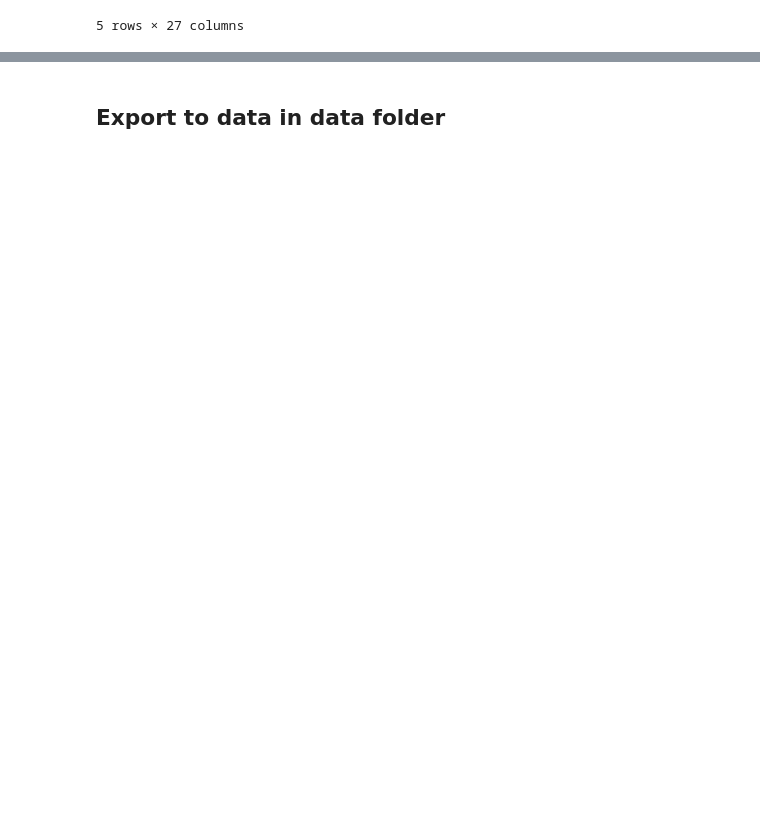
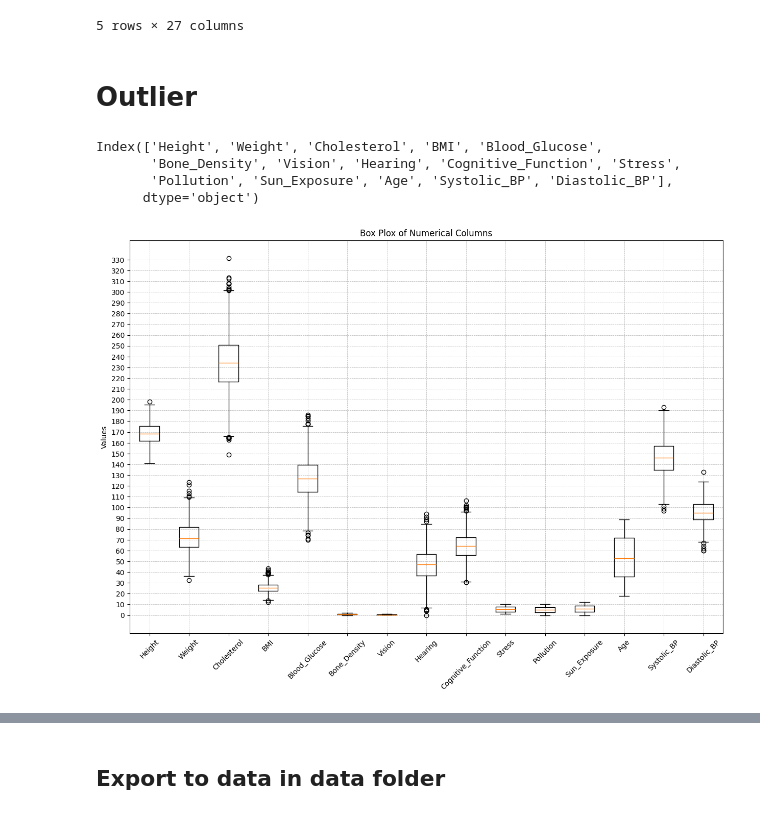
Before and after one commit to NATNgoc/PTDL-IE224, a Jupyter notebook: notebooks/1.0-clean-data.ipynb, the cells around one changed output, grey strips where cells are left out. Saved outputs shown, nothing was run; the diff lists cells and outputs as text; code cells hidden in the pictures; blank space fills up the shorter version.

```diff
--- a/notebooks/1.0-clean-data.ipynb
+++ b/notebooks/1.0-clean-data.ipynb
@@ -387,3 +387,27 @@ handle_missing_values_df.head()
 | 3 | Female | 169.078298 | 56.017921 | 253.283779 | 19.595270 | 137.448581 | 1.184315 | 0.513818 | 79.722963 | ... |
 | 4 | Female | 163.758355 | 73.966304 | 236.119899 | 27.582078 | 145.328695 | 0.434562 | 0.306864 | 52.479469 | ... |
 5 rows × 27 columns
+# %% [markdown]
+# Outlier
+# %%
+categorical_features = named_train_df.select_dtypes(include=['object', 'category']).columns
+numeric_columns = named_train_df.select_dtypes(include=['number']).columns
+# %%
+numeric_columns
+# %% [output]
+Index(['Height', 'Weight', 'Cholesterol', 'BMI', 'Blood_Glucose',
+       'Bone_Density', 'Vision', 'Hearing', 'Cognitive_Function', 'Stress',
+       'Pollution', 'Sun_Exposure', 'Age', 'Systolic_BP', 'Diastolic_BP'],
+      dtype='object')
+# %%
+import matplotlib.pyplot as plt
+plt.figure(figsize=(15,10))
+plt.boxplot([handle_missing_values_df[col] for col in numeric_columns], labels=numeric_columns)
+plt.title("Box Plox of Numerical Columns")
+plt.xticks(rotation=45)
+plt.ylabel("Values")
+plt.grid(linestyle="--", linewidth=0.5)
+plt.yticks(range(int(handle_missing_values_df[numeric_columns].min().min()), int(handle_missing_values_df[numeric_columns].max().max())+1,10))
+plt.show()
+# %% [output]
+[figure, added]
```
Also changed, not shown: parts of 3 cells of this notebook, 55 other files.
